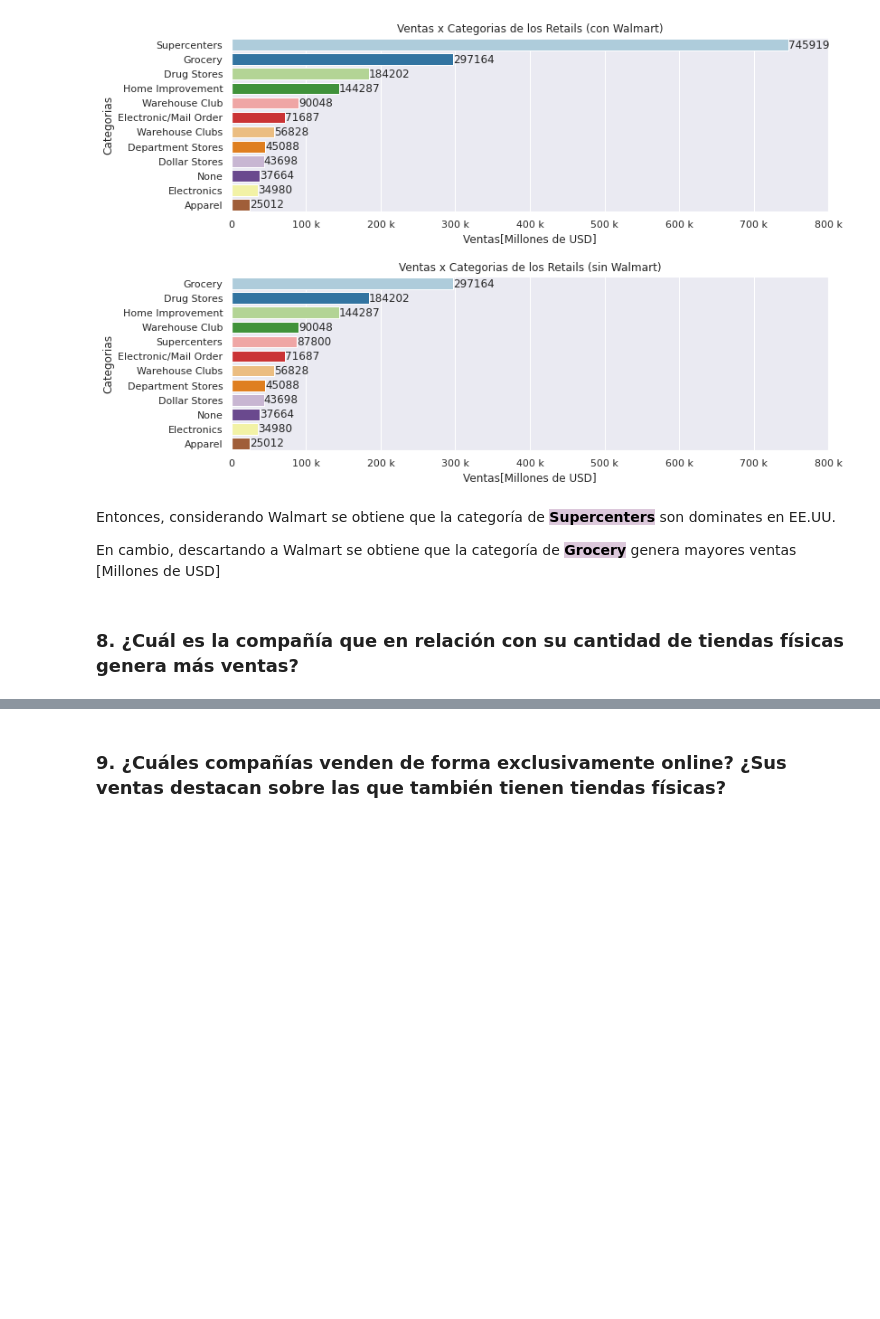
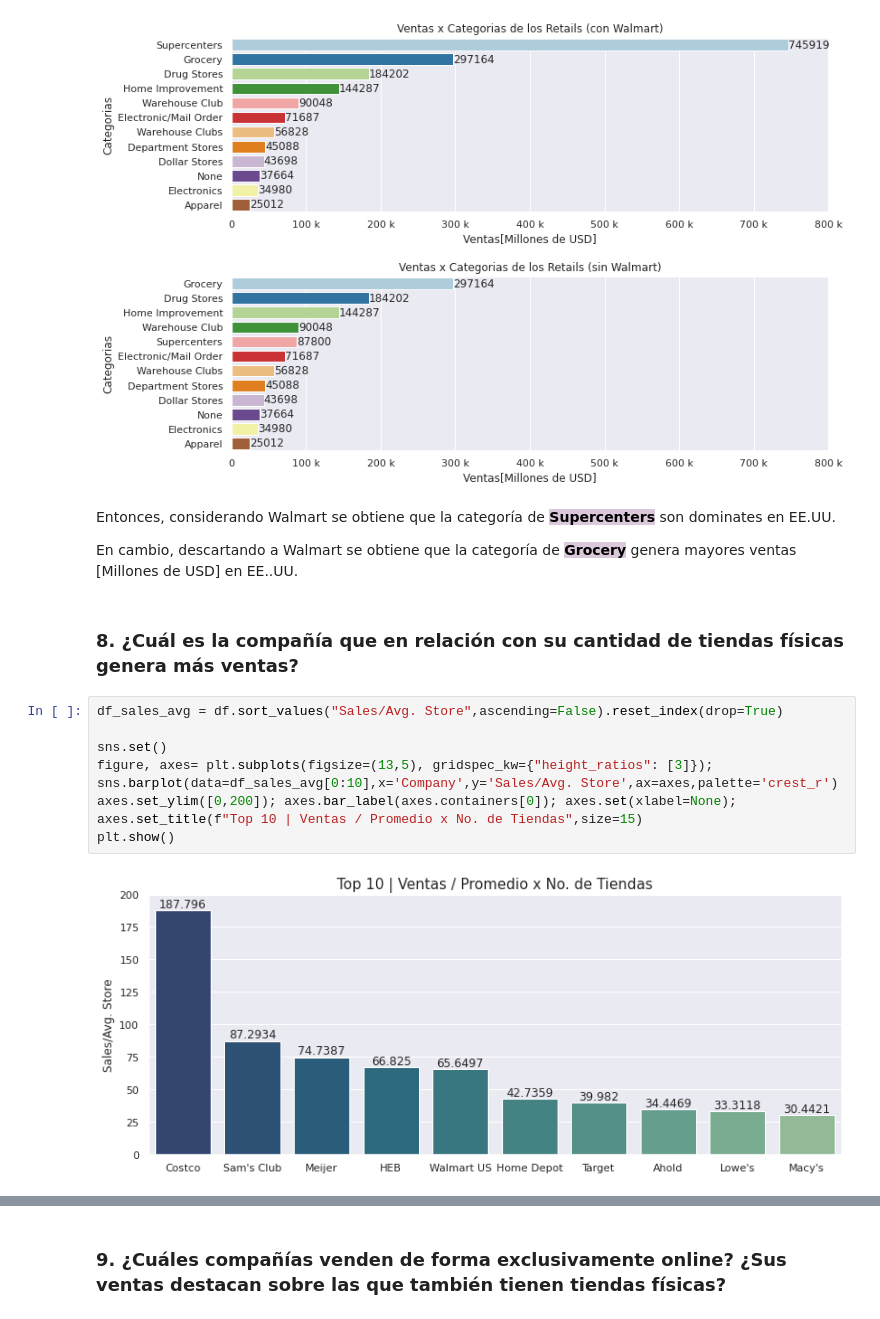
Before and after one commit to iofabela/datacademy_project-Largest_retailers, a Jupyter notebook: datacademy_project_retails.ipynb, the cells around one changed output, grey strips where cells are left out. Drawn from its saved outputs; the diff is of its cells as text; blank space fills up the shorter version.

```diff
--- a/datacademy_project_retails.ipynb
+++ b/datacademy_project_retails.ipynb
@@ -369,6 +369,17 @@ fig.show()
 [figure]
 # %% [markdown]
 <p> Entonces, considerando Walmart se obtiene que la categoría de <strong><mark style="background: rgba(220, 200, 219, 1);"> Supercenters</mark></strong> son dominates en EE.UU.</p>
-<p>En cambio, descartando a Walmart se obtiene que la categoría de <strong><mark style="background: rgba(220, 200, 219, 1);"> Grocery</mark></strong> genera mayores ventas [Millones de USD]</p>
+<p>En cambio, descartando a Walmart se obtiene que la categoría de <strong><mark style="background: rgba(220, 200, 219, 1);"> Grocery</mark></strong> genera mayores ventas [Millones de USD] en EE..UU.</p>
 # %% [markdown]
 ### 8. ¿Cuál es la compañía que en relación con su cantidad de tiendas físicas genera más ventas?
+# %%
+df_sales_avg = df.sort_values("Sales/Avg. Store",ascending=False).reset_index(drop=True)
+
+sns.set()
+figure, axes= plt.subplots(figsize=(13,5), gridspec_kw={"height_ratios": [3]});
+sns.barplot(data=df_sales_avg[0:10],x='Company',y='Sales/Avg. Store',ax=axes,palette='crest_r')
+axes.set_ylim([0,200]); axes.bar_label(axes.containers[0]); axes.set(xlabel=None);
+axes.set_title(f"Top 10 | Ventas / Promedio x No. de Tiendas",size=15)
+plt.show()
+# %% [output]
+[figure, added]
```
Also changed, not shown: parts of 10 cells of this notebook.
